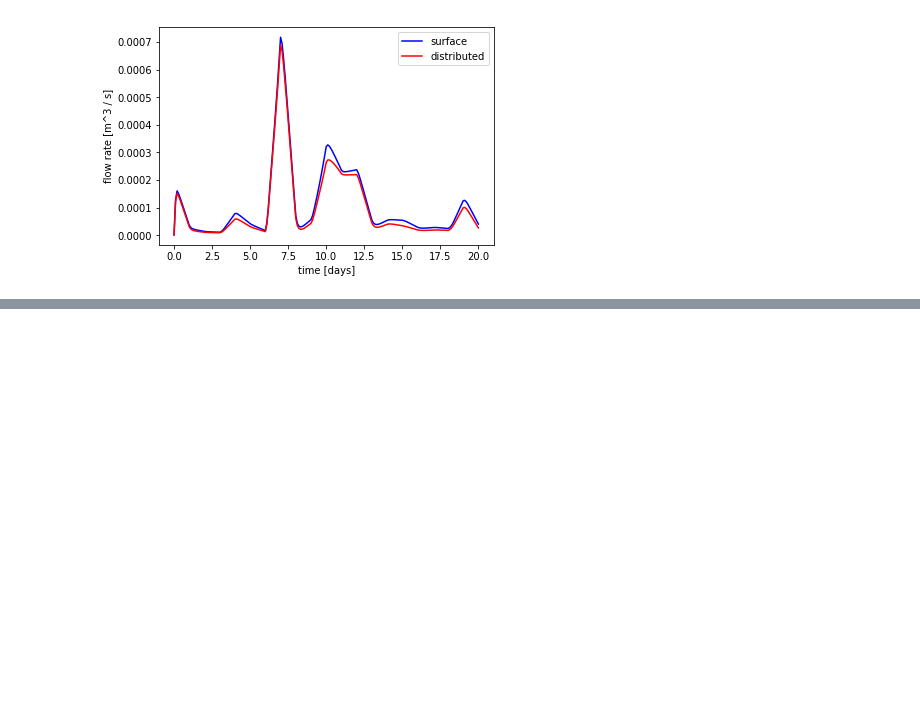
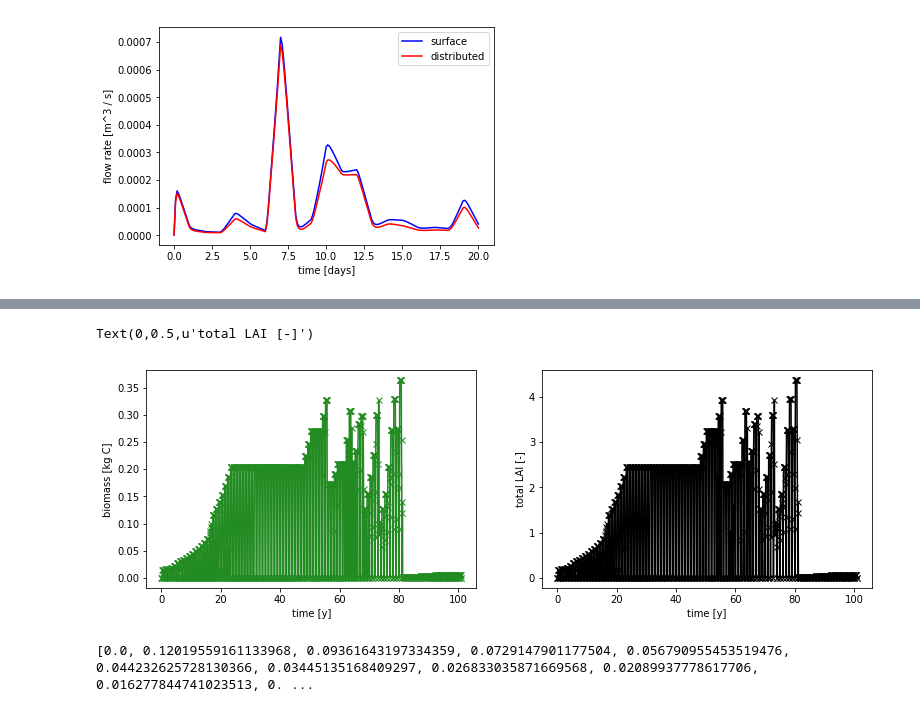
Before and after one commit to amanzi/ats-demos, a Jupyter notebook: 05_ecohydrology/ecohydrology.ipynb, the cells around one changed output, grey strips where cells are left out. Drawn from its saved outputs; the diff is of its cells as text; code cells hidden in the pictures; blank space fills up the shorter version.

Commit message:
adds coweeta met data, adds veg spinup

```diff
--- a/05_ecohydrology/ecohydrology.ipynb
+++ b/05_ecohydrology/ecohydrology.ipynb
@@ -182,0 +205,25 @@ plt.show()
+# %%
+#
+# load and plot the spinup results
+#
+directory = 'spinup-vegetation.demo'
+
+keys, times, dat = parse_ats.readATS(directory=directory, base='visdump_surface_data.h5')
+
+fig, axs = plt.subplots(1,2, figsize=(13,4))
+biomass = parse_ats.getSurfaceData(keys, dat, 'surface-leaf_biomass.cell.deciduous')
+axs[0].plot(times, biomass, '-x', color='forestgreen', label='deciduous biomass')
+
+lai = parse_ats.getSurfaceData(keys, dat, 'surface-total_leaf_area_index.cell.0')
+axs[1].plot(times, lai, 'k-x')
+axs[0].set_xlabel('time [y]')
+axs[0].set_ylabel('biomass [kg C]')
+axs[1].set_xlabel('time [y]')
+axs[1].set_ylabel('total LAI [-]')
+# %% [output]
+Text(0,0.5,u'total LAI [-]')
+[figure, added]
+# %%
+print([dat['surface-leaf_biomass.cell.spruce'][k][0][0] for k in keys])
+# %% [output]
+[0.0, 0.12019559161133968, 0.09361643197334359, 0.0729147901177504, 0.056790955453519476, 0.044232625728130366, 0.03445135168409297, 0.026833035871669568, 0.02089937778617706, 0.016277844741023513, 0. ...
```
Also changed, not shown: parts of 4 cells of this notebook, 6 other files.
